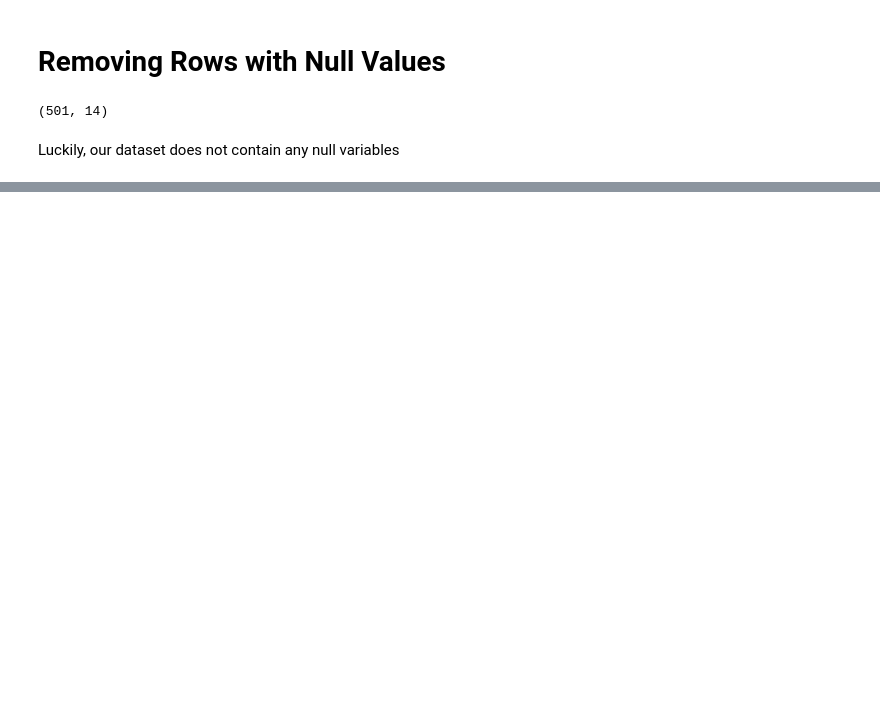
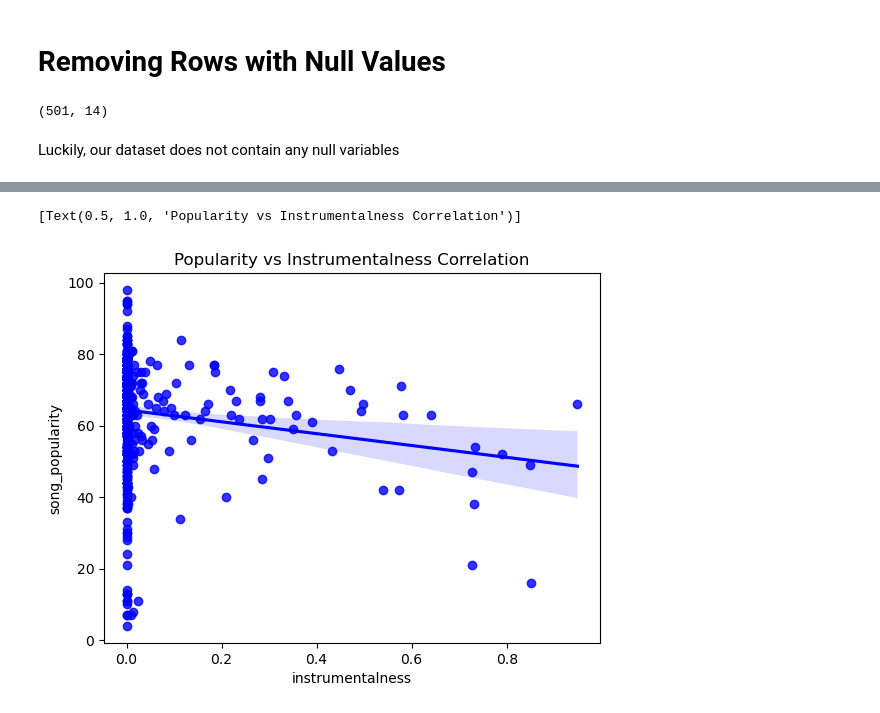
Before and after one commit to ubco-W2022T2-data301/project-group-group48, a Jupyter notebook: analysis/analysis3.ipynb, the cells around one changed output, grey strips where cells are left out. Drawn from its saved outputs; the diff is of its cells as text; code cells hidden in the pictures; blank space fills up the shorter version.

```diff
--- a/analysis/analysis3.ipynb
+++ b/analysis/analysis3.ipynb
@@ -165,0 +212,7 @@ Luckily, our dataset does not contain any null variables
+# %%
+
+
+sns.regplot(x="instrumentalness", y="song_popularity", data=songdata_cleaned, color= "b").set( title = "Popularity vs Instrumentalness Correlation")
+# %% [output]
+[Text(0.5, 1.0, 'Popularity vs Instrumentalness Correlation')]
+[figure, added]
```
Also changed, not shown: parts of 30 cells of this notebook, 2 other files.
